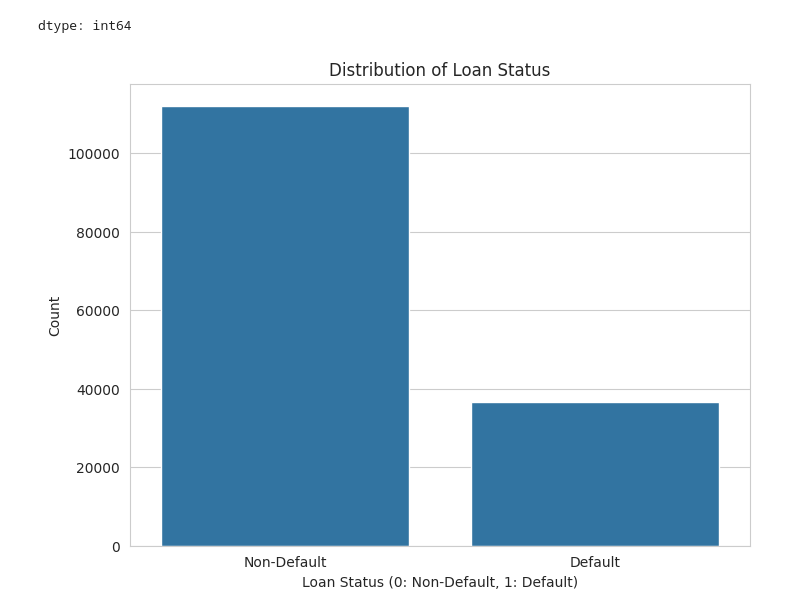
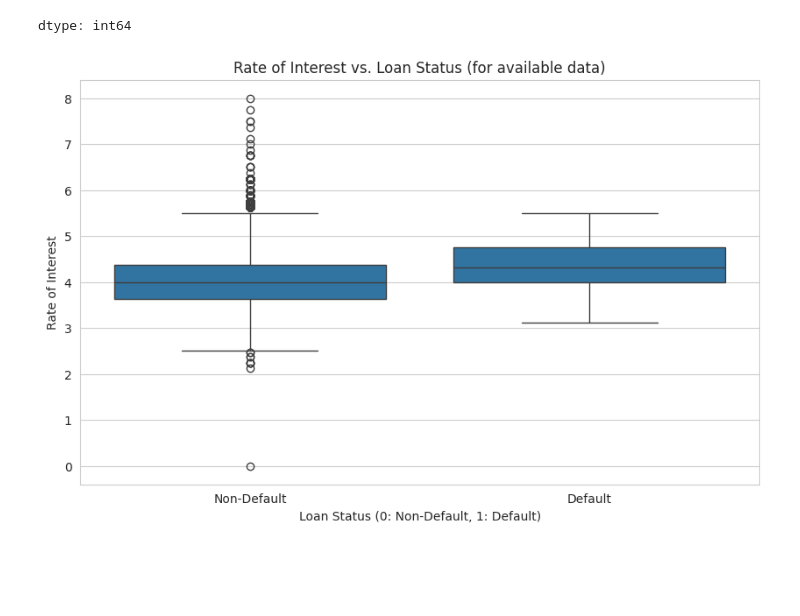
Before and after one commit to springboardmentor891v/CreditPathAI, a Jupyter notebook: eda_report.ipynb, the cells around one changed output. Drawn from its saved outputs; the diff is of its cells as text; code cells hidden in the pictures; blank space fills up the shorter version.

```diff
--- a/eda_report.ipynb
+++ b/eda_report.ipynb
@@ -209,12 +207,19 @@ df['status'].value_counts()
 | 1 | 36639 |
 dtype: int64
 # %%
-plt.figure(figsize=(8, 6))
-sns.countplot(x='status', data=df)
-plt.title('Distribution of Loan Status')
+# Create a temporary dataframe with only the columns you need for this analysis
+temp_df = df[['rate_of_interest', 'status']].copy()
+
+# Drop rows where 'rate_of_interest' is NaN to perform a clean analysis
+temp_df.dropna(subset=['rate_of_interest'], inplace=True)
+
+# Create the box plot
+plt.figure(figsize=(10, 6))
+sns.boxplot(x='status', y='rate_of_interest', data=temp_df)
+plt.title('Rate of Interest vs. Loan Status (for available data)')
 plt.xlabel('Loan Status (0: Non-Default, 1: Default)')
-plt.ylabel('Count')
+plt.ylabel('Rate of Interest')
 plt.xticks([0, 1], ['Non-Default', 'Default'])
 plt.show()
 # %% [output]
-[figure, old version]
+[figure, new version]
```
Also changed, not shown: parts of 11 cells of this notebook.
